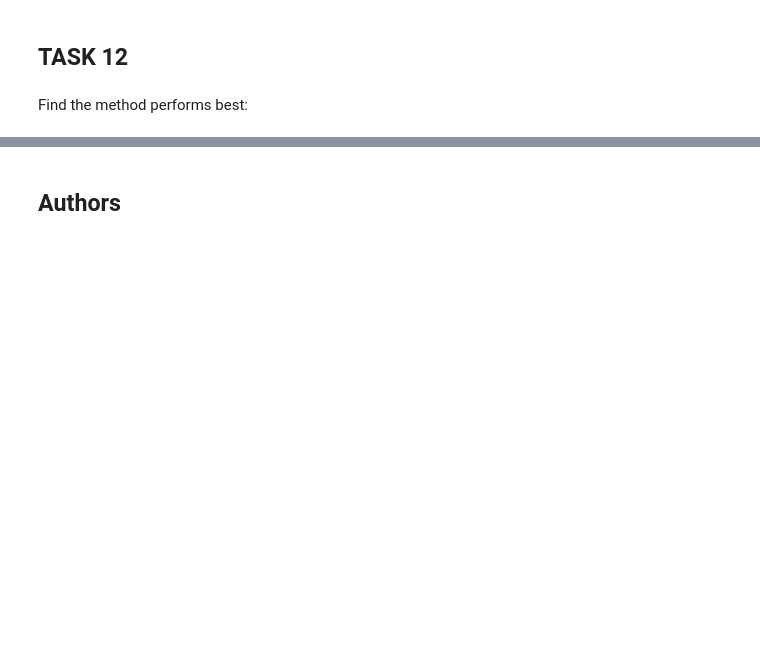
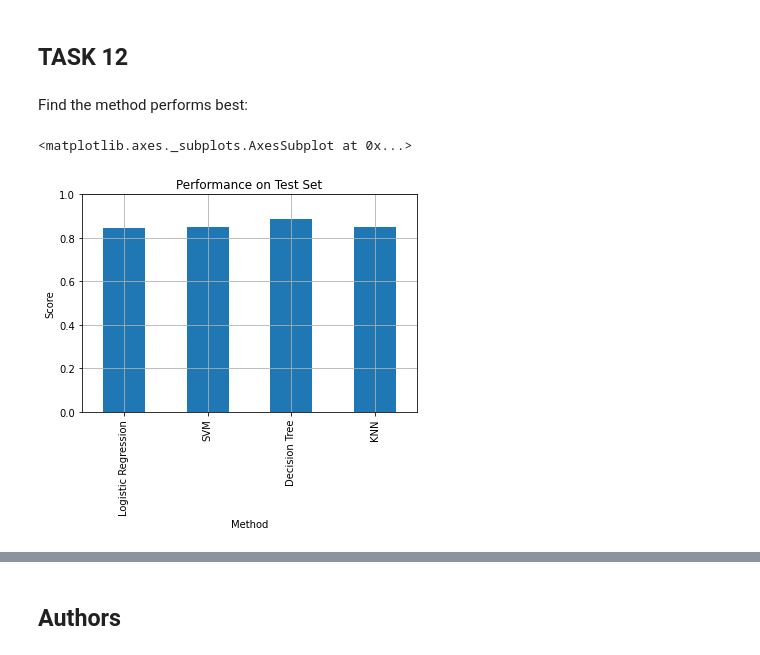
Before and after one commit to JoelmirDias/IBM_Coursera, a Jupyter notebook: SpaceX_Machine_Learning_Prediction_Part_5.ipynb, the cells around one changed output, grey strips where cells are left out. Saved outputs shown, nothing was run; the diff lists cells and outputs as text; code cells hidden in the pictures; blank space fills up the shorter version.

```diff
--- a/SpaceX_Machine_Learning_Prediction_Part_5.ipynb
+++ b/SpaceX_Machine_Learning_Prediction_Part_5.ipynb
@@ -327,3 +327,12 @@ plot_confusion_matrix(Y_test,yhat)
 ## TASK  12
 # %% [markdown]
 Find the method performs best:
+# %%
+acc=[logreg_cv.best_score_,svm_cv.best_score_,tree_cv.best_score_,knn_cv.best_score_]
+method=['Logistic Regression','SVM','Decision Tree','KNN']
+perform=pd.DataFrame(columns=['Method'], data=method)
+perform['Score']=acc
+perform.plot(kind='bar', x='Method', y='Score', legend=False, grid=True, ylabel='Score',title="Performance on Test Set", ylim=(0,1))
+# %% [output]
+<matplotlib.axes._subplots.AxesSubplot at 0x...>
+[figure, added]
```
Also changed, not shown: parts of 6 cells of this notebook.
